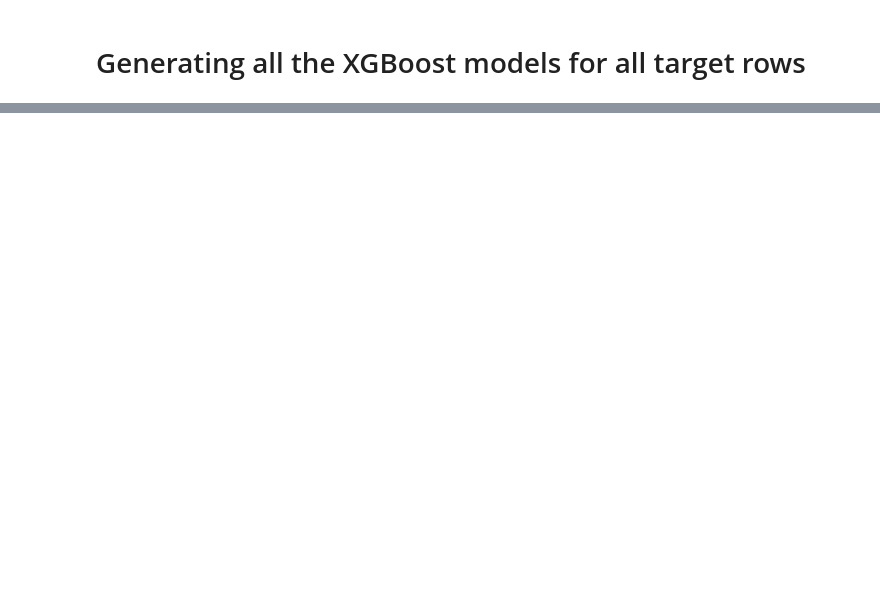
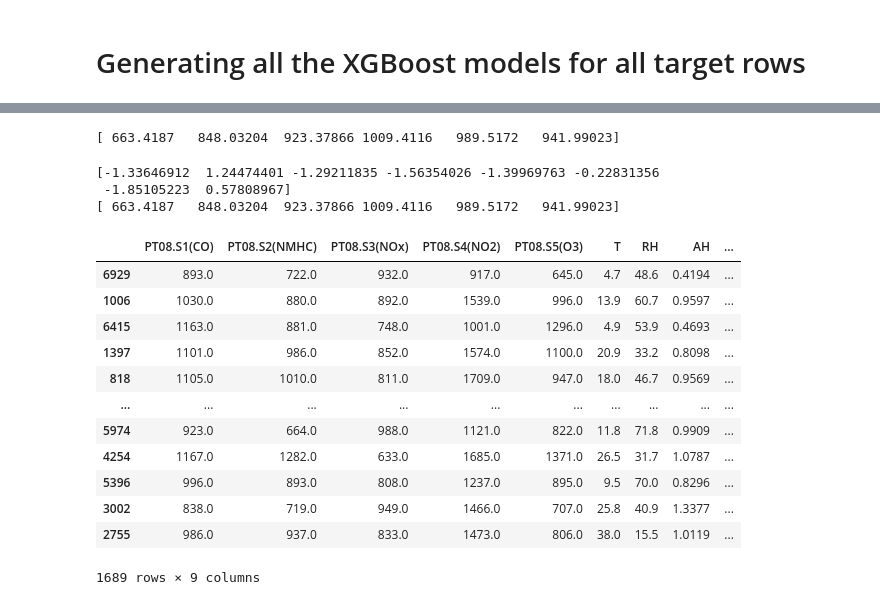
Before and after one commit to miiky976/dl4td_aq, a Jupyter notebook: Master/04_XGBOOSTING.ipynb, the cells around one changed output, grey strips where cells are left out. Saved outputs shown, nothing was run; the diff lists cells and outputs as text; code cells hidden in the pictures; blank space fills up the shorter version.

```diff
--- a/Master/04_XGBOOSTING.ipynb
+++ b/Master/04_XGBOOSTING.ipynb
@@ -126,0 +109,52 @@ data.describe()
+# %%
+co = xgb.XGBRegressor()
+co.load_model('model.json')
+size = 4
+# datata = scaler.fit_transform(pd.DataFrame({
+#     'P1': np.random.uniform(1000, 2000, size=size),
+#     'P2': np.random.uniform(400, 600, size=size),
+#     'P3': np.random.uniform(1000, 1500, size=size),
+#     'P4': np.random.uniform(1500, 2000, size=size),
+#     'T': np.random.uniform(10, 20, size=size),
+#     'RH': np.random.uniform(40, 60, size=size),
+#     'AH': np.random.uniform(0.7, 0.9, size=size),
+#     'datetimestamp': np.random.randint(0, 999999, size=size)
+# }))
+datata = scaler.fit_transform(pd.DataFrame({
+    'P1': np.append( np.array([893.0, 1167.0]), np.random.uniform(1000, 2000, size=size)),
+    'P2': np.append(  np.array([932.0, 988.0]), np.random.uniform(400, 600, size=size)),
+    'P3': np.append(  np.array([917.0, 1539.0]), np.random.uniform(1000, 1500, size=size)),
+    'P4': np.append(  np.array([645.0, 806.0]), np.random.uniform(1500, 2000, size=size)),
+    'T': np.append(  np.array([4.7, 26.5]), np.random.uniform(10, 20, size=size)),
+    'RH': np.append(  np.array([48.6, 53.9]), np.random.uniform(40, 60, size=size)),
+    'AH': np.append(  np.array([0.4194, 1.0787]), np.random.uniform(0.7, 0.9, size=size)),
+    'datetimestamp': np.append( np.array([307406, 319062]), np.random.randint(0, 999999, size=size))
+}))
+predes = co.predict(datata)
+print(predes)
+# %% [output]
+[ 663.4187   848.03204  923.37866 1009.4116   989.5172   941.99023]
+# %%
+print(datata[0])
+predes = co.predict(datata)
+print(predes)
+# %% [output]
+[-1.33646912  1.24474401 -1.29211835 -1.56354026 -1.39969763 -0.22831356
+ -1.85105223  0.57808967]
+[ 663.4187   848.03204  923.37866 1009.4116   989.5172   941.99023]
+# %%
+data_test
+# %% [output]
+|  | PT08.S1(CO) | PT08.S2(NMHC) | PT08.S3(NOx) | PT08.S4(NO2) | PT08.S5(O3) | T | RH | AH | ... |
+| 6929 | 893.0 | 722.0 | 932.0 | 917.0 | 645.0 | 4.7 | 48.6 | 0.4194 | ... |
+| 1006 | 1030.0 | 880.0 | 892.0 | 1539.0 | 996.0 | 13.9 | 60.7 | 0.9597 | ... |
+| 6415 | 1163.0 | 881.0 | 748.0 | 1001.0 | 1296.0 | 4.9 | 53.9 | 0.4693 | ... |
+| 1397 | 1101.0 | 986.0 | 852.0 | 1574.0 | 1100.0 | 20.9 | 33.2 | 0.8098 | ... |
+| 818 | 1105.0 | 1010.0 | 811.0 | 1709.0 | 947.0 | 18.0 | 46.7 | 0.9569 | ... |
+| ... | ... | ... | ... | ... | ... | ... | ... | ... | ... |
+| 5974 | 923.0 | 664.0 | 988.0 | 1121.0 | 822.0 | 11.8 | 71.8 | 0.9909 | ... |
+| 4254 | 1167.0 | 1282.0 | 633.0 | 1685.0 | 1371.0 | 26.5 | 31.7 | 1.0787 | ... |
+| 5396 | 996.0 | 893.0 | 808.0 | 1237.0 | 895.0 | 9.5 | 70.0 | 0.8296 | ... |
+| 3002 | 838.0 | 719.0 | 949.0 | 1466.0 | 707.0 | 25.8 | 40.9 | 1.3377 | ... |
+| 2755 | 986.0 | 937.0 | 833.0 | 1473.0 | 806.0 | 38.0 | 15.5 | 1.0119 | ... |
+1689 rows × 9 columns
```
Also changed, not shown: parts of 11 cells of this notebook, 7 other files.
